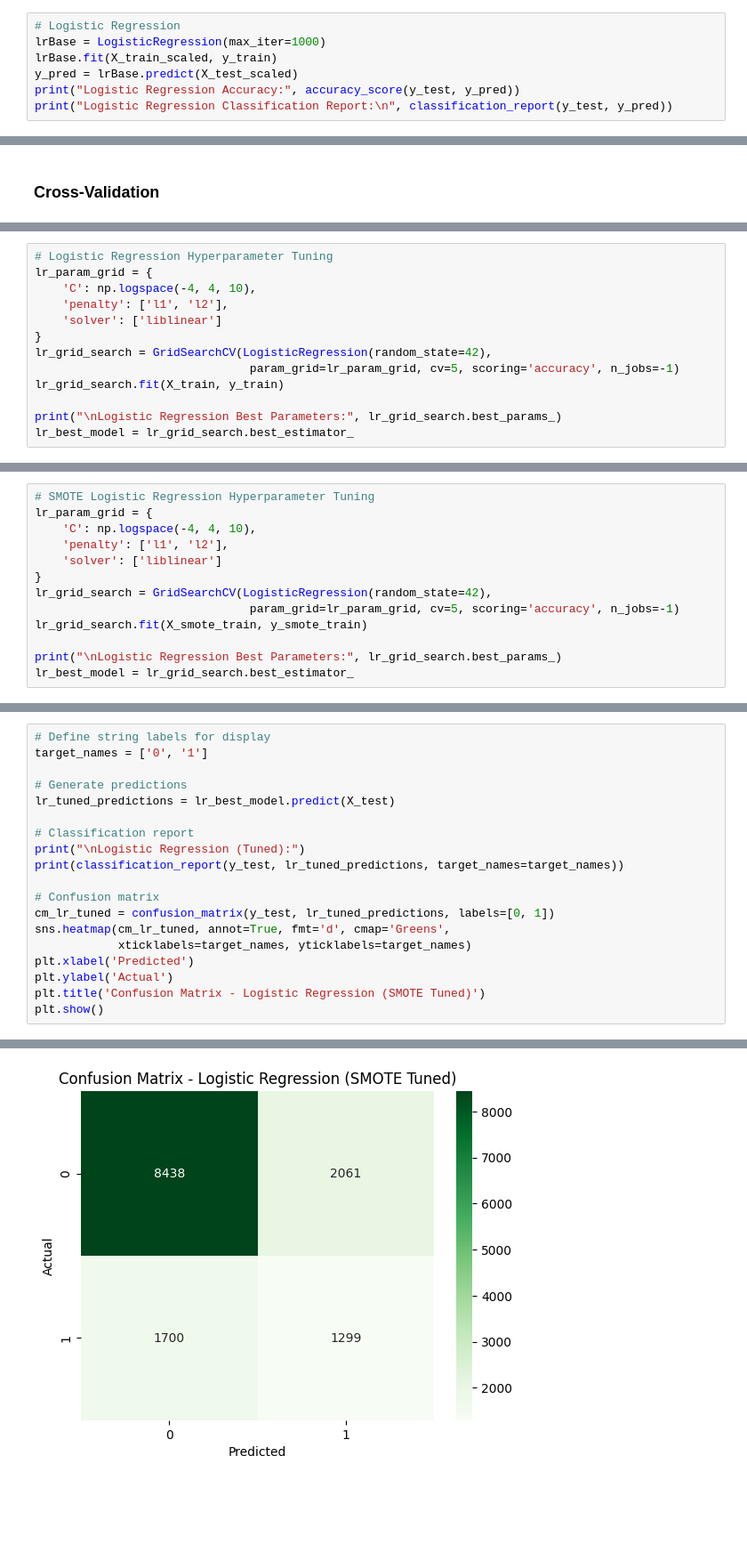
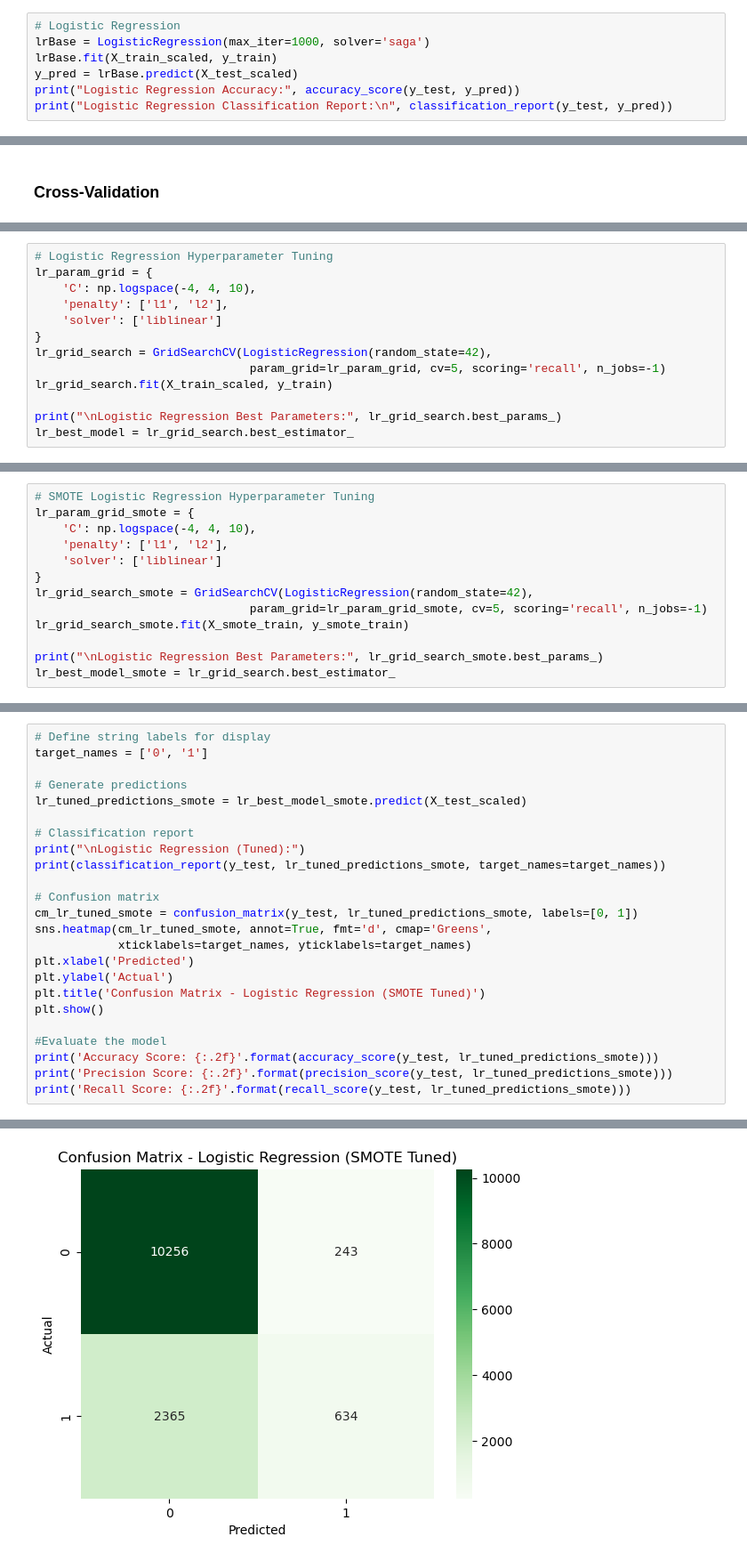
Before and after one commit to jb705249/SJU_DSS_740_Final_Project, a Jupyter notebook: Scr/modeling_logistic_regression.ipynb, the cells around one changed output, grey strips where cells are left out. Shown at 89% size. Cells and saved outputs as stored; diff of their text form; blank space fills up the shorter version.

Commit message:
updated SVM and log reg models

```diff
--- a/Scr/modeling_logistic_regression.ipynb
+++ b/Scr/modeling_logistic_regression.ipynb
@@ -90,7 +92,7 @@ Name: proportion, dtype: float64
 # Models
 # %%
 # Logistic Regression
-lrBase = LogisticRegression(max_iter=1000)
+lrBase = LogisticRegression(max_iter=1000, solver='saga')
 lrBase.fit(X_train_scaled, y_train)
 y_pred = lrBase.predict(X_test_scaled)
 print("Logistic Regression Accuracy:", accuracy_score(y_test, y_pred))
@@ -232,8 +266,8 @@ lr_param_grid = {
     'solver': ['liblinear']
 }
 lr_grid_search = GridSearchCV(LogisticRegression(random_state=42),
-                               param_grid=lr_param_grid, cv=5, scoring='accuracy', n_jobs=-1)
-lr_grid_search.fit(X_train, y_train)
+                               param_grid=lr_param_grid, cv=5, scoring='recall', n_jobs=-1)
+lr_grid_search.fit(X_train_scaled, y_train)
 
 print("\nLogistic Regression Best Parameters:", lr_grid_search.best_params_)
 lr_best_model = lr_grid_search.best_estimator_
@@ -272,14 +316,14 @@ weighted avg       0.79      0.81      0.76     13498
 # %%
 # SMOTE Logistic Regression Hyperparameter Tuning
-lr_param_grid = {
+lr_param_grid_smote = {
     'C': np.logspace(-4, 4, 10),
     'penalty': ['l1', 'l2'],
     'solver': ['liblinear']
 }
-lr_grid_search = GridSearchCV(LogisticRegression(random_state=42),
-                               param_grid=lr_param_grid, cv=5, scoring='accuracy', n_jobs=-1)
-lr_grid_search.fit(X_smote_train, y_smote_train)
+lr_grid_search_smote = GridSearchCV(LogisticRegression(random_state=42),
+                               param_grid=lr_param_grid_smote, cv=5, scoring='recall', n_jobs=-1)
+lr_grid_search_smote.fit(X_smote_train, y_smote_train)
 
-print("\nLogistic Regression Best Parameters:", lr_grid_search.best_params_)
-lr_best_model = lr_grid_search.best_estimator_
+print("\nLogistic Regression Best Parameters:", lr_grid_search_smote.best_params_)
+lr_best_model_smote = lr_grid_search.best_estimator_
 # %% [output]
@@ -289,20 +333,25 @@ Logistic Regression Best Parameters: {'C': 21.54434690031882, 'penalty': 'l1', '
 target_names = ['0', '1']
 
 # Generate predictions
-lr_tuned_predictions = lr_best_model.predict(X_test)
+lr_tuned_predictions_smote = lr_best_model_smote.predict(X_test_scaled)
 
 # Classification report
 print("\nLogistic Regression (Tuned):")
-print(classification_report(y_test, lr_tuned_predictions, target_names=target_names))
+print(classification_report(y_test, lr_tuned_predictions_smote, target_names=target_names))
 
 # Confusion matrix
-cm_lr_tuned = confusion_matrix(y_test, lr_tuned_predictions, labels=[0, 1])
-sns.heatmap(cm_lr_tuned, annot=True, fmt='d', cmap='Greens',
+cm_lr_tuned_smote = confusion_matrix(y_test, lr_tuned_predictions_smote, labels=[0, 1])
+sns.heatmap(cm_lr_tuned_smote, annot=True, fmt='d', cmap='Greens',
             xticklabels=target_names, yticklabels=target_names)
 plt.xlabel('Predicted')
 plt.ylabel('Actual')
 plt.title('Confusion Matrix - Logistic Regression (SMOTE Tuned)')
 plt.show()
+
+#Evaluate the model
+print('Accuracy Score: {:.2f}'.format(accuracy_score(y_test, lr_tuned_predictions_smote)))
+print('Precision Score: {:.2f}'.format(precision_score(y_test, lr_tuned_predictions_smote)))
+print('Recall Score: {:.2f}'.format(recall_score(y_test, lr_tuned_predictions_smote)))
 # %% [output]
 Logistic Regression (Tuned):
               precision    recall  f1-score   support
@@ -316 +365 @@ weighted avg       0.73      0.72      0.73     13498
-[figure, old version]
+[figure, new version]
```
Also changed, not shown: parts of 18 cells of this notebook, 1 other file.
